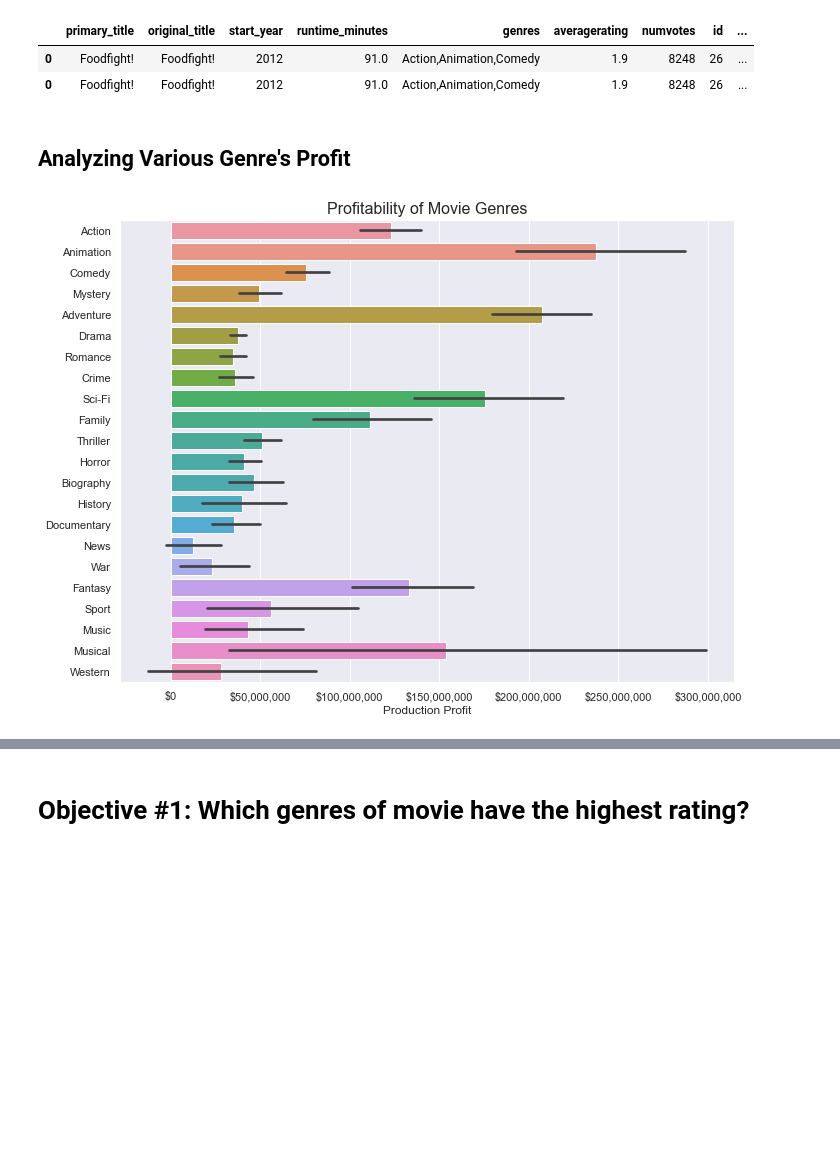
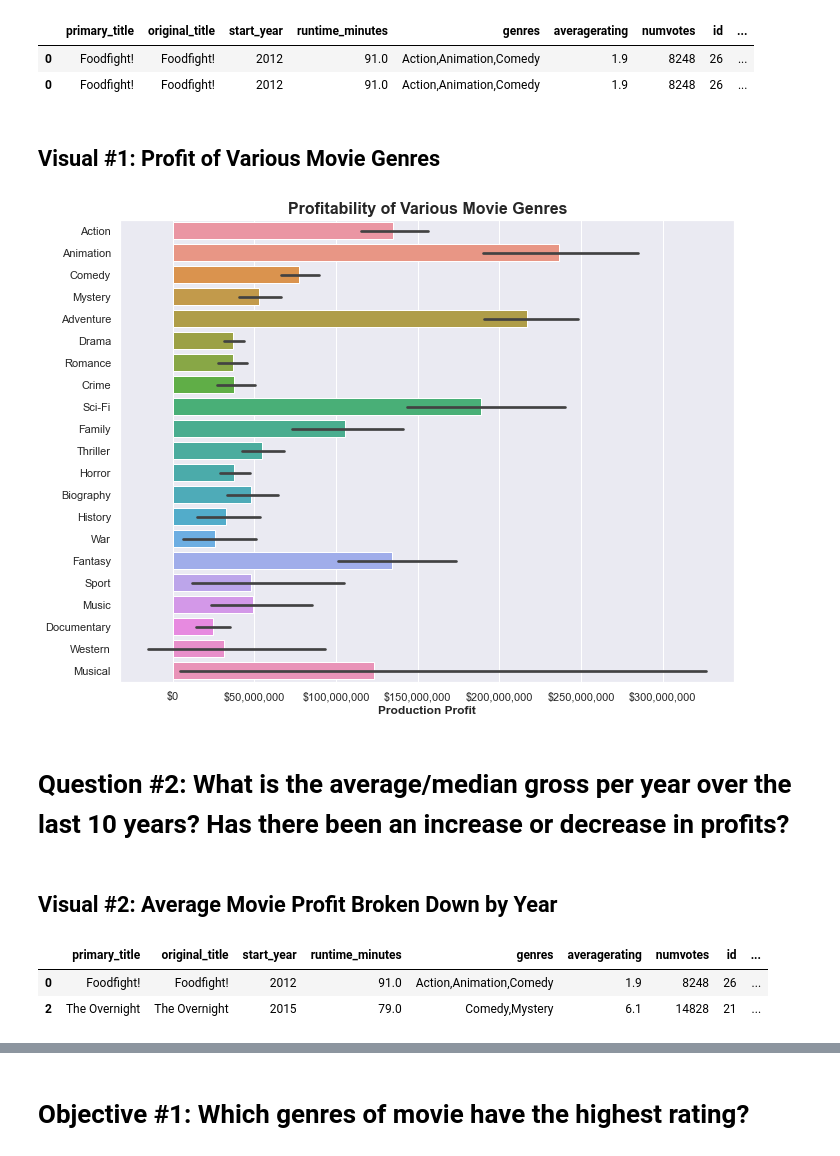
Before and after one commit to kevin-culver/Microsoft_Movie_Analysis, a Jupyter notebook: refined_exploration.ipynb, the cells around one changed output, grey strips where cells are left out. Cells and saved outputs as stored; diff of their text form; code cells hidden in the pictures; blank space fills up the shorter version.

Commit message:
add new visuals

```diff
--- a/refined_exploration.ipynb
+++ b/refined_exploration.ipynb
@@ -129,3 +129,15 @@ Data columns (total 16 columns):
  15  production_profit  2638 non-null   int64
 dtypes: float64(2), int64(6), object(8)
 memory usage: 350.4+ KB
+# %%
+# There are 541 titles that are duplicates in the data frame, 2633 total
+movies_df.duplicated(subset='primary_title').sum()
+
+#Creates new series with booleans to see if entry is duplicate
+movies_df['duplicates'] = movies_df.duplicated(subset='primary_title')
+# %%
+#drops duplicat entries while keeping first entry (2633-541 = 2092)
+movies_df.drop_duplicates(keep='first', subset='primary_title', inplace=True)
+
+#Sucessfully dropped duplicate entries
+movies_df.shape
@@ -148,25 +162,35 @@ genres_df.head(2)
 |  | primary_title | original_title | start_year | runtime_minutes | genres | averagerating | numvotes | id | ... |
 | 0 | Foodfight! | Foodfight! | 2012 | 91.0 | Action,Animation,Comedy | 1.9 | 8248 | 26 | ... |
 | 0 | Foodfight! | Foodfight! | 2012 | 91.0 | Action,Animation,Comedy | 1.9 | 8248 | 26 | ... |
-# %% [markdown]
-## Analyzing Various Genre's Profit
+# %% [markdown]
+## Visual #1: Profit of Various Movie Genres
 # %%
 #plotting horizontal bar graph
 
 ax = sns.barplot(data=genres_df, y='genres_list', x='production_profit')
 
 
 ax.get_figure().set_size_inches((11, 8.5))
 
 ##?? HOW to order by profit rather than genre category??
-ax.set_xlabel('Production Profit', fontsize=12)
+ax.set_xlabel('Production Profit', fontsize=12, fontweight='bold')
 ax.xaxis.set_major_formatter("${x:,.0f}")
 
 ##?? HOW to rotate xlabels?
 
 ax.set_ylabel(ylabel=None)
 
-ax.set_title('Profitability of Movie Genres', fontsize=16, );
+ax.set_title('Profitability of Various Movie Genres', fontsize=16, fontweight='bold');
 ##link_to_data_vis = https://github.com/flatiron-school/ds-flex-fundamentals-of-data-visualization-2021
 # %% [output]
-[figure, old version]
+[figure, new version]
+# %% [markdown]
+# Question #2: What is the average/median gross per year over the last 10 years? Has there been an increase or decrease in profits?
+# %% [markdown]
+## Visual #2: Average Movie Profit Broken Down by Year
+# %%
+movies_df.head(2)
+# %% [output]
+|  | primary_title | original_title | start_year | runtime_minutes | genres | averagerating | numvotes | id | ... |
+| 0 | Foodfight! | Foodfight! | 2012 | 91.0 | Action,Animation,Comedy | 1.9 | 8248 | 26 | ... |
+| 2 | The Overnight | The Overnight | 2015 | 79.0 | Comedy,Mystery | 6.1 | 14828 | 21 | ... |
```
Also changed, not shown: parts of 15 cells of this notebook.
